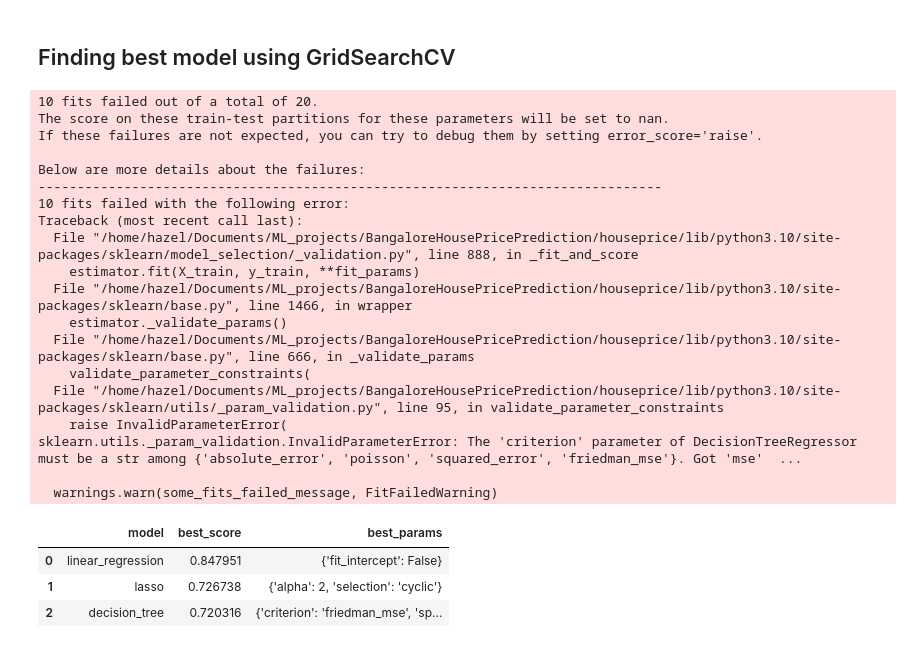
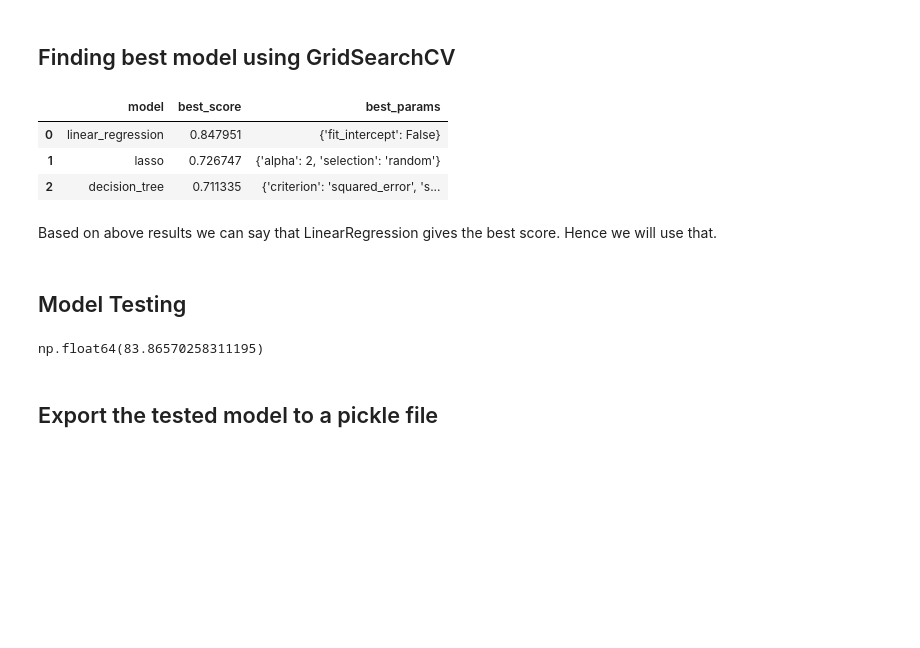
Before and after one commit to Habath/BangaloreHousePricePrediction, a Jupyter notebook: house_price_prediction.ipynb, the cells around one changed output. Drawn from its saved outputs; the diff is of its cells as text; code cells hidden in the pictures; blank space fills up the shorter version.

```diff
--- a/house_price_prediction.ipynb
+++ b/house_price_prediction.ipynb
@@ -468,52 +468,37 @@ def find_best_model_using_gridsearchcv(X,y):
             'model': Lasso(),
             'params': {
                 'alpha': [1,2],
                 'selection': ['random', 'cyclic']
             }
         },
         'decision_tree': {
             'model': DecisionTreeRegressor(),
             'params': {
-                'criterion' : ['mse','friedman_mse'],
+                'criterion' : ['squared_error'],
                 'splitter': ['best','random']
             }
         }
     }
     scores = []
     cv = ShuffleSplit(n_splits=5, test_size=0.2, random_state=0)
     for algo_name, config in algos.items():
         gs =  GridSearchCV(config['model'], config['params'], cv=cv, return_train_score=False)
         gs.fit(X,y)
         scores.append({
             'model': algo_name,
             'best_score': gs.best_score_,
             'best_params': gs.best_params_
         })
 
     return pd.DataFrame(scores,columns=['model','best_score','best_params'])
 
 find_best_model_using_gridsearchcv(X,y)
 # %% [output]
-10 fits failed out of a total of 20.
-The score on these train-test partitions for these parameters will be set to nan.
-If these failures are not expected, you can try to debug them by setting error_score='raise'.
-
-Below are more details about the failures:
---------------------------------------------------------------------------------
-10 fits failed with the following error:
-Traceback (most recent call last):
-  File "/home/hazel/Documents/ML_projects/BangaloreHousePricePrediction/houseprice/lib/python3.10/site-packages/sklearn/model_selection/_validation.py", line 888, in _fit_and_score
-    estimator.fit(X_train, y_train, **fit_params)
-  File "/home/hazel/Documents/ML_projects/BangaloreHousePricePrediction/houseprice/lib/python3.10/site-packages/sklearn/base.py", line 1466, in wrapper
-    estimator._validate_params()
-  File "/home/hazel/Documents/ML_projects/BangaloreHousePricePrediction/houseprice/lib/python3.10/site-packages/sklearn/base.py", line 666, in _validate_params
-    validate_parameter_constraints(
-  File "/home/hazel/Documents/ML_projects/BangaloreHousePricePrediction/houseprice/lib/python3.10/site-packages/sklearn/utils/_param_validation.py", line 95, in validate_parameter_constraints
-    raise InvalidParameterError(
-sklearn.utils._param_validation.InvalidParameterError: The 'criterion' parameter of DecisionTreeRegressor must be a str among {'absolute_error', 'poisson', 'squared_error', 'friedman_mse'}. Got 'mse'  ...
-
-  warnings.warn(some_fits_failed_message, FitFailedWarning)
 |  | model | best_score | best_params |
 | 0 | linear_regression | 0.847951 | {'fit_intercept': False} |
-| 1 | lasso | 0.726738 | {'alpha': 2, 'selection': 'cyclic'} |
-| 2 | decision_tree | 0.720316 | {'criterion': 'friedman_mse', 'sp... |
+| 1 | lasso | 0.726747 | {'alpha': 2, 'selection': 'random'} |
+| 2 | decision_tree | 0.711335 | {'criterion': 'squared_error', 's... |
+# %% [markdown]
+Based on above results we can say that LinearRegression gives the best score. Hence we will use that.
+# %% [markdown]
+## Model Testing
@@ -519,0 +517,6 @@ sklearn.utils._param_validation.InvalidParameterError: The 'criterion' parameter
+# %%
+predict_price('1st Phase JP Nagar',1000, 2, 2)
+# %% [output]
+np.float64(83.86570258311195)
+# %% [markdown]
+## Export the tested model to a pickle file
```
Also changed, not shown: parts of 4 cells of this notebook.
